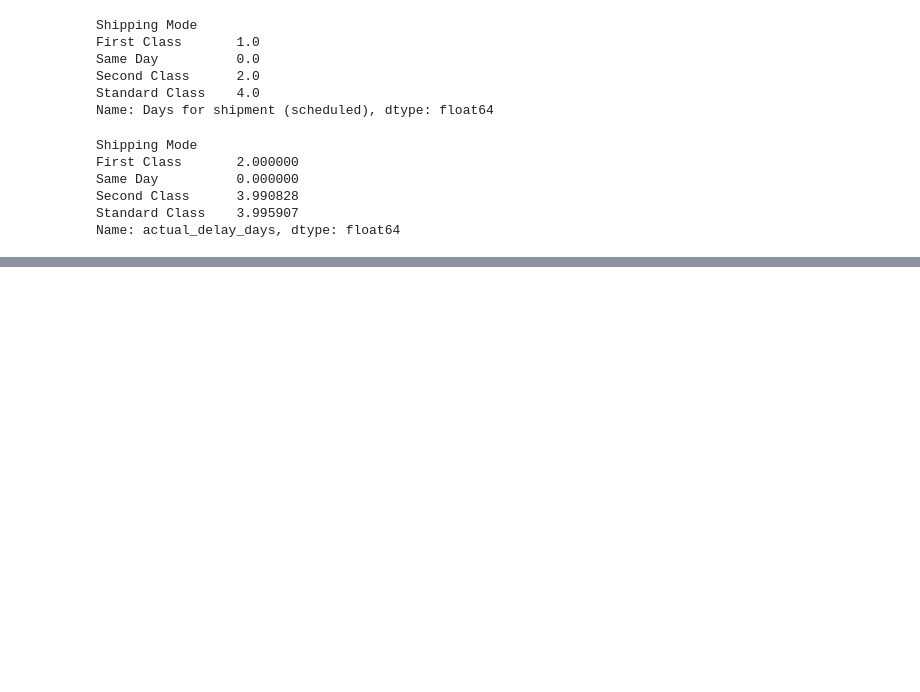
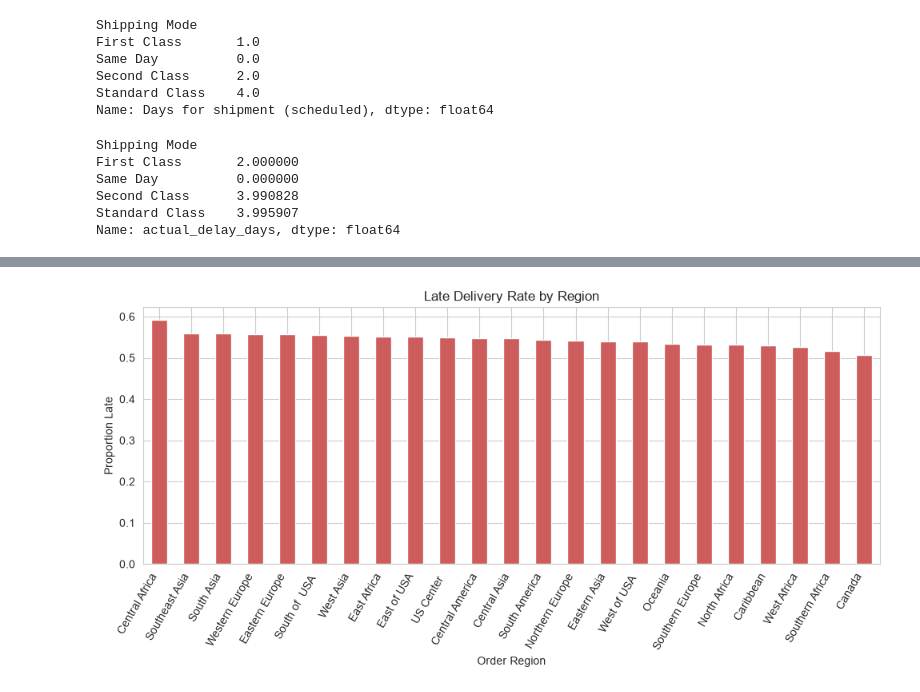
Before and after one commit to Maneeshraja19/inbound-delay-agentic-reporting, a Jupyter notebook: notebooks/01_first_look.ipynb, the cells around one changed output, grey strips where cells are left out. Drawn from its saved outputs; the diff is of its cells as text; code cells hidden in the pictures; blank space fills up the shorter version.

Commit message:
Analyze delay rate by region: weak driver compared to shipping mode

```diff
--- a/notebooks/01_first_look.ipynb
+++ b/notebooks/01_first_look.ipynb
@@ -202,3 +202,6 @@ Same Day          0.000000
 Second Class      3.990828
 Standard Class    3.995907
 Name: actual_delay_days, dtype: float64
+# %%
+delay_by_region = df.groupby('Order Region')['is_late'].mean().sort_values(ascending=False)
+delay_by_region
@@ -204,0 +226,10 @@ Name: actual_delay_days, dtype: float64
+# %%
+delay_by_region.plot(kind='bar', figsize=(10,5), color='indianred')
+plt.title('Late Delivery Rate by Region')
+plt.ylabel('Proportion Late')
+plt.xlabel('Order Region')
+plt.xticks(rotation=60, ha='right')
+plt.tight_layout()
+plt.show()
+# %% [output]
+[figure, added]
```
Also changed, not shown: parts of 1 cell of this notebook, 1 other file.
